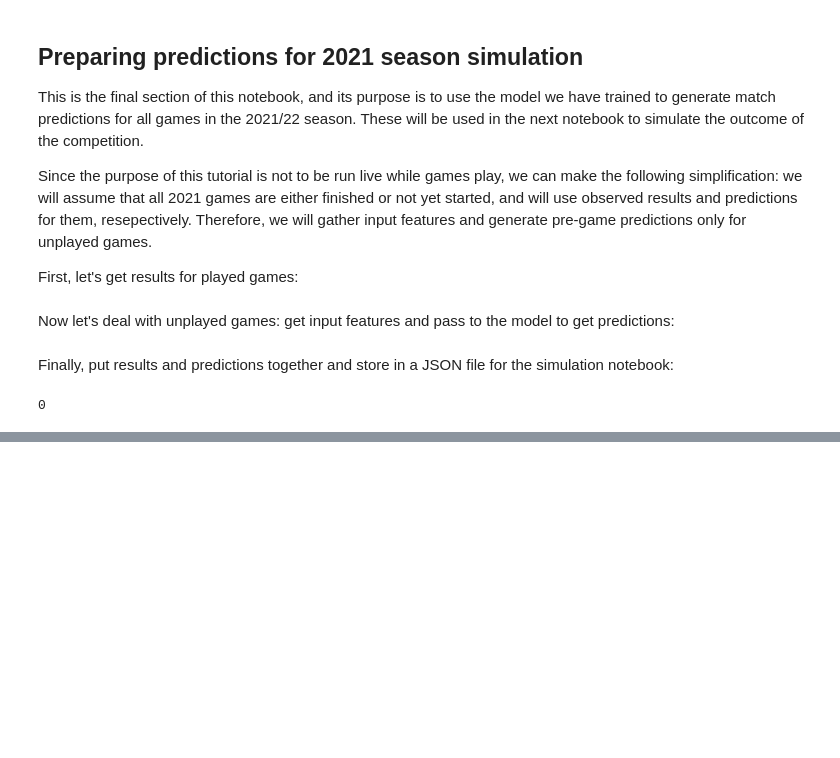
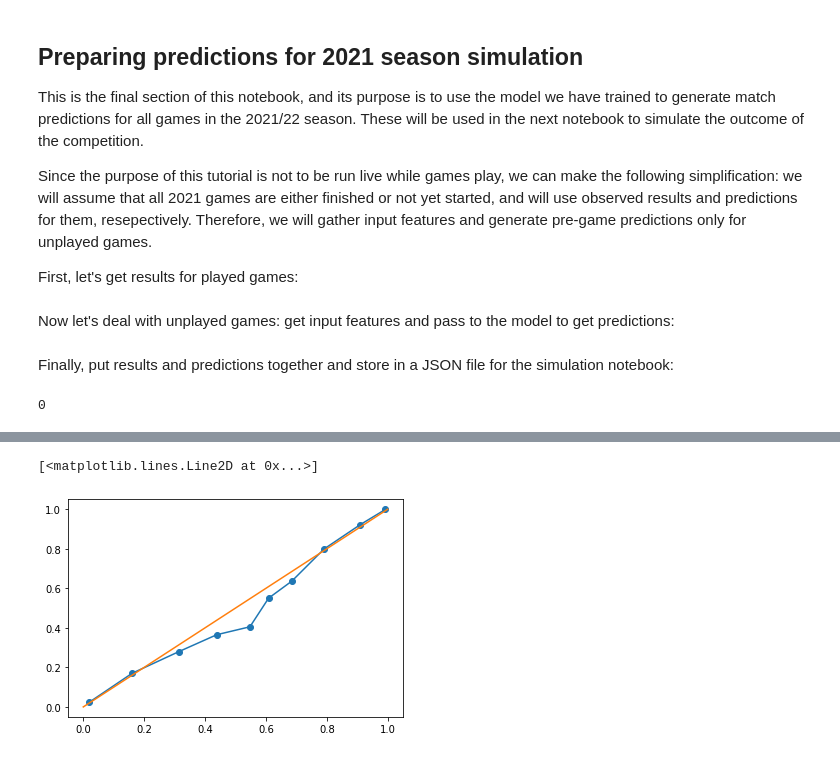
Before and after one commit to lucas-haupt/nfl-live-win-probability, a Jupyter notebook: notebooks/2_game_score_stored_model.ipynb, the cells around one changed output, grey strips where cells are left out. Drawn from its saved outputs; the diff is of its cells as text; code cells hidden in the pictures; blank space fills up the shorter version.

```diff
--- a/notebooks/2_game_score_stored_model.ipynb
+++ b/notebooks/2_game_score_stored_model.ipynb
@@ -415,0 +788,14 @@ os.system('say "done"')
+# %%
+plot_game_code = 2337720
+
+plot_input_old = full_df.loc[mask_test,input_names_old].values
+plot_running_score_old = full_df.loc[mask_test, ['home_start_score', 'away_start_score']].values
+plot_output_old = get_model_outputs(clf_old, plot_input_old, plot_running_score_old)
+# pd.concat([pd.DataFrame(plot_input_old, columns=input_names_old), pd.DataFrame(plot_output_old["ft_outcome"],columns=["home_win", "draw", "away_win"])], axis=1).to_csv("Bills at Chiefs 01-23-2022 new.csv")
+full_df["home_win"] = np.where(full_df["home_team_outcome"]=="W", 1, 0)
+full_df["draw"] = np.where(full_df["home_team_outcome"]=="T", 1, 0)
+full_df["away_win"] = np.where(full_df["home_team_outcome"]=="L", 1, 0)
+test_df_old = full_df.loc[mask_test, full_df.columns].reset_index()
+scores_df = full_df.loc[mask_test, ['home_final_score', 'away_final_score']]
+test_values_old = pd.concat([test_df, pd.DataFrame(plot_output_old['ft_outcome'], columns=["xhome_win", "xdraw", "xaway_win"])], axis = 1)
+# pd.DataFrame(plot_output_old['ft_outcome'])
@@ -415,0 +811,9 @@ os.system('say "done"')
+# %%
+from sklearn.calibration import calibration_curve
+calib_home_win = calibration_curve(test_values_old["home_win"], test_values_old["xhome_win"], strategy="quantile", n_bins=10)
+%matplotlib inline
+plt.plot(calib_home_win[1], calib_home_win[0], marker="o")
+plt.plot([0, 1], [0, 1])
+# %% [output]
+[<matplotlib.lines.Line2D at 0x...>]
+[figure, added]
```
Also changed, not shown: parts of 74 cells of this notebook, 17 other files.
